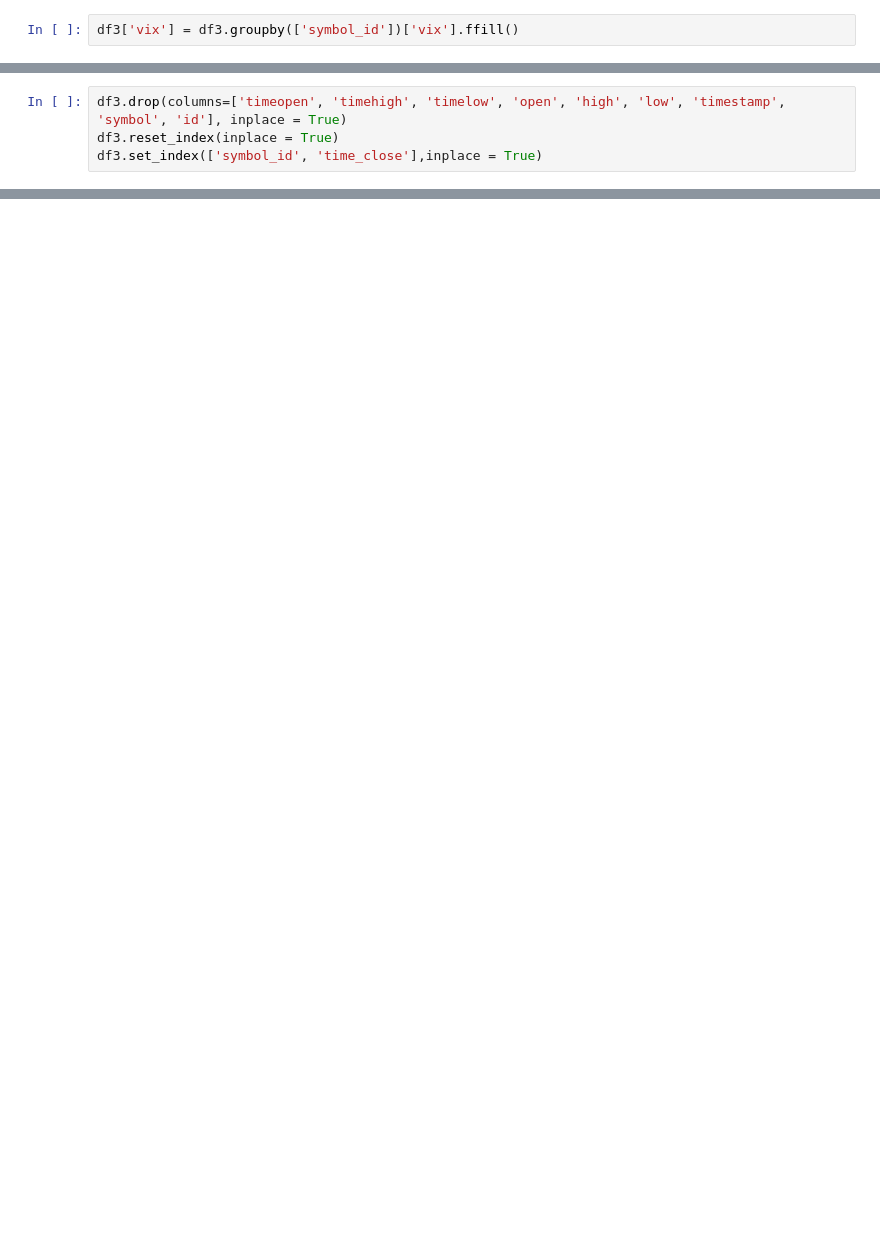
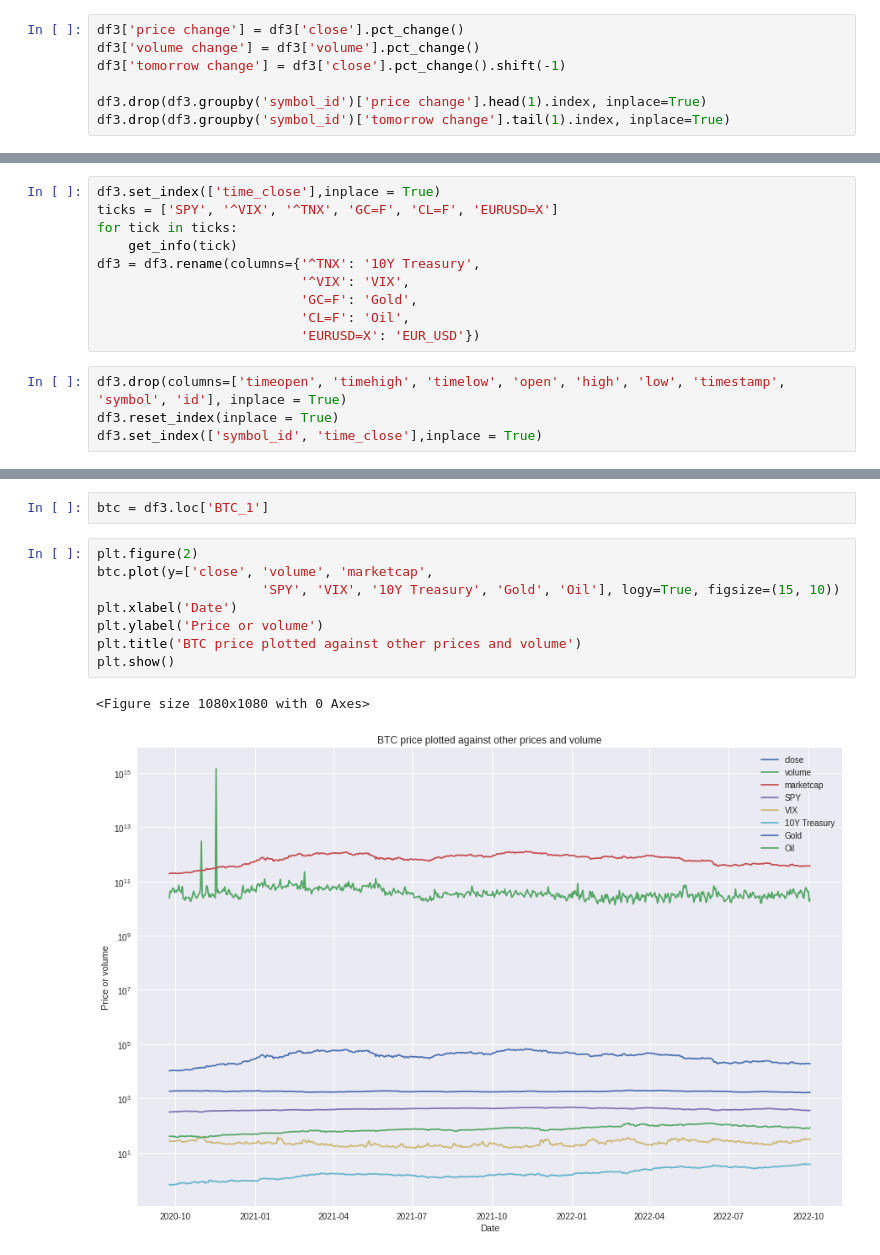
Before and after one commit to Ariel0123-625/FINTECH540, a Jupyter notebook: making_dataframe.ipynb, the cells around one changed output, grey strips where cells are left out. Drawn from its saved outputs; the diff is of its cells as text; blank space fills up the shorter version.

Commit message:
updated dataframe with more columns. added Eda to notebook

```diff
--- a/making_dataframe.ipynb
+++ b/making_dataframe.ipynb
@@ -124,2 +111,7 @@ df3['spy'] = df3.groupby(['symbol_id'])['spy'].ffill()
-# %%
-df3['vix'] = df3.groupby(['symbol_id'])['vix'].ffill()
+# %%
+df3['price change'] = df3['close'].pct_change()
+df3['volume change'] = df3['volume'].pct_change()
+df3['tomorrow change'] = df3['close'].pct_change().shift(-1)
+
+df3.drop(df3.groupby('symbol_id')['price change'].head(1).index, inplace=True)
+df3.drop(df3.groupby('symbol_id')['tomorrow change'].tail(1).index, inplace=True)
@@ -126,3 +129,13 @@ df3['vix'] = df3.groupby(['symbol_id'])['vix'].ffill()
+# %%
+df3.set_index(['time_close'],inplace = True)
+ticks = ['SPY', '^VIX', '^TNX', 'GC=F', 'CL=F', 'EURUSD=X']
+for tick in ticks:
+    get_info(tick)
+df3 = df3.rename(columns={'^TNX': '10Y Treasury',
+                          '^VIX': 'VIX',
+                          'GC=F': 'Gold',
+                          'CL=F': 'Oil',
+                          'EURUSD=X': 'EUR_USD'})
 # %%
 df3.drop(columns=['timeopen', 'timehigh', 'timelow', 'open', 'high', 'low', 'timestamp', 'symbol', 'id'], inplace = True)
 df3.reset_index(inplace = True)
@@ -141,0 +166,13 @@ df3.to_csv('clean_df.csv',index=True)
+# %%
+btc = df3.loc['BTC_1']
+# %%
+plt.figure(2)
+btc.plot(y=['close', 'volume', 'marketcap',
+                     'SPY', 'VIX', '10Y Treasury', 'Gold', 'Oil'], logy=True, figsize=(15, 10))
+plt.xlabel('Date')
+plt.ylabel('Price or volume')
+plt.title('BTC price plotted against other prices and volume')
+plt.show()
+# %% [output]
+<Figure size 1080x1080 with 0 Axes>
+[figure, added]
```
Also changed, not shown: parts of 19 cells of this notebook, 1 other file.
